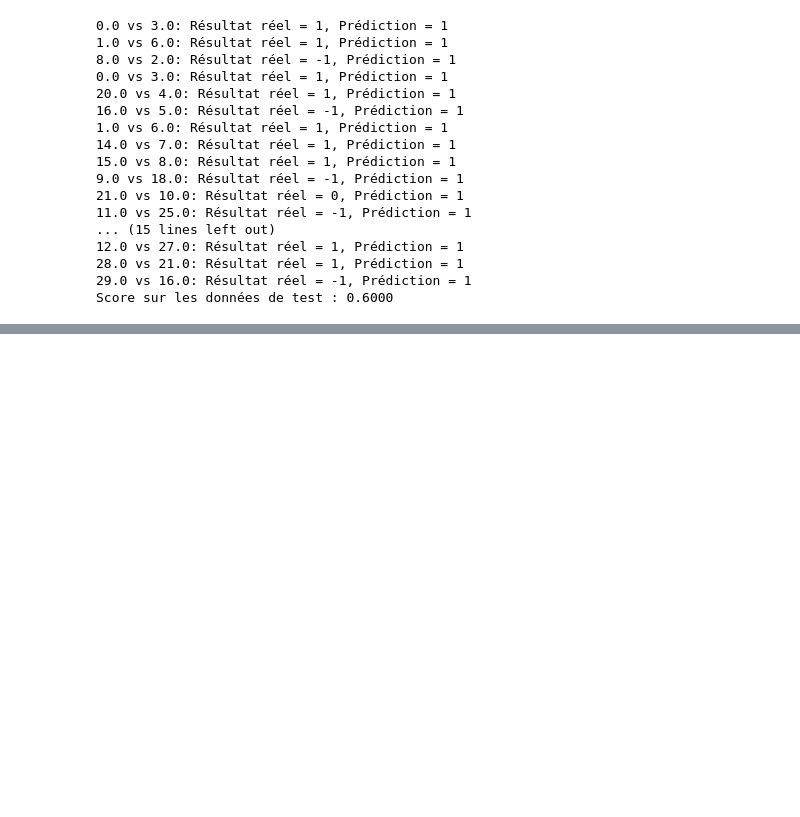
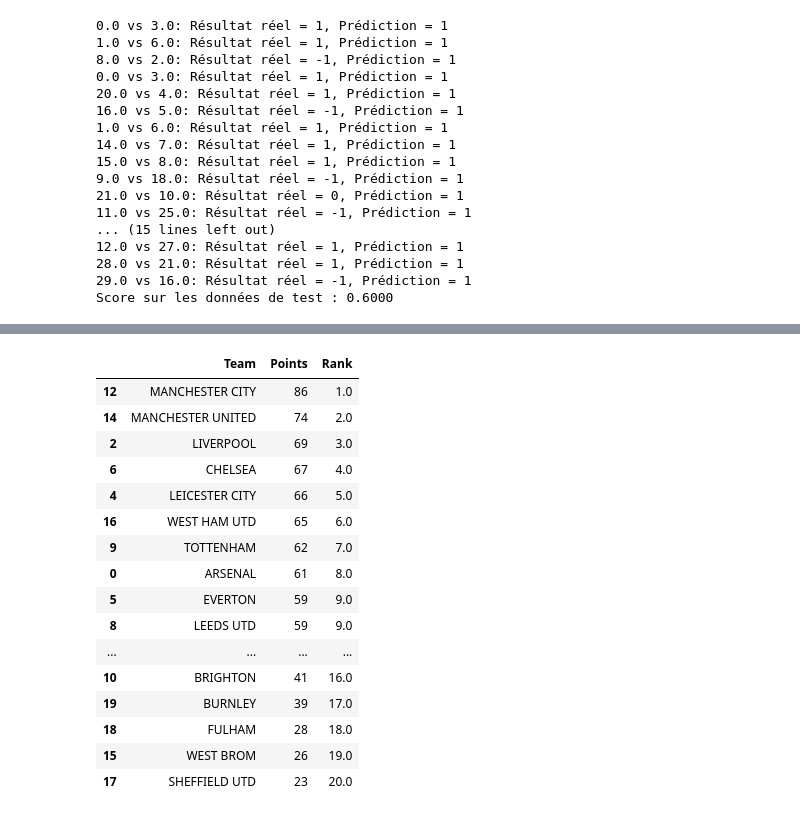
Before and after one commit to SamSamV/Predictions_Match_Outcome, a Jupyter notebook: toma1.ipynb, the cells around one changed output, grey strips where cells are left out. Saved outputs shown, nothing was run; the diff lists cells and outputs as text; code cells hidden in the pictures; blank space fills up the shorter version.

```diff
--- a/toma1.ipynb
+++ b/toma1.ipynb
@@ -1138,0 +1303,26 @@ teams_ID.sort_values("Team ID")
+# %%
+def apply_get_team(df):
+    df["Team"] = df["Team"].apply(get_team)
+    return df
+# %%
+cc =get_season_ranking(hh, 2020)
+apply_get_team(cc)
+cc
+# %% [output]
+|  | Team | Points | Rank |
+| 12 | MANCHESTER CITY | 86 | 1.0 |
+| 14 | MANCHESTER UNITED | 74 | 2.0 |
+| 2 | LIVERPOOL | 69 | 3.0 |
+| 6 | CHELSEA | 67 | 4.0 |
+| 4 | LEICESTER CITY | 66 | 5.0 |
+| 16 | WEST HAM UTD | 65 | 6.0 |
+| 9 | TOTTENHAM | 62 | 7.0 |
+| 0 | ARSENAL | 61 | 8.0 |
+| 5 | EVERTON | 59 | 9.0 |
+| 8 | LEEDS UTD | 59 | 9.0 |
+| ... | ... | ... | ... |
+| 10 | BRIGHTON | 41 | 16.0 |
+| 19 | BURNLEY | 39 | 17.0 |
+| 18 | FULHAM | 28 | 18.0 |
+| 15 | WEST BROM | 26 | 19.0 |
+| 17 | SHEFFIELD UTD | 23 | 20.0 |
```
Also changed, not shown: parts of 51 cells of this notebook, 2 other files.
